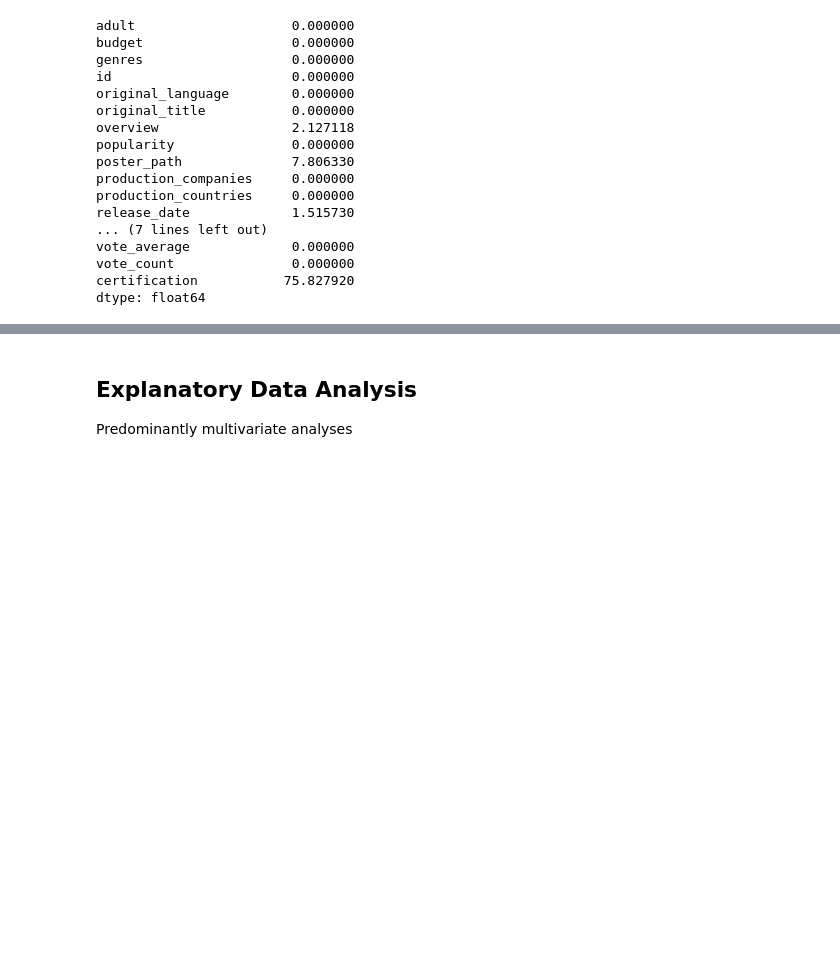
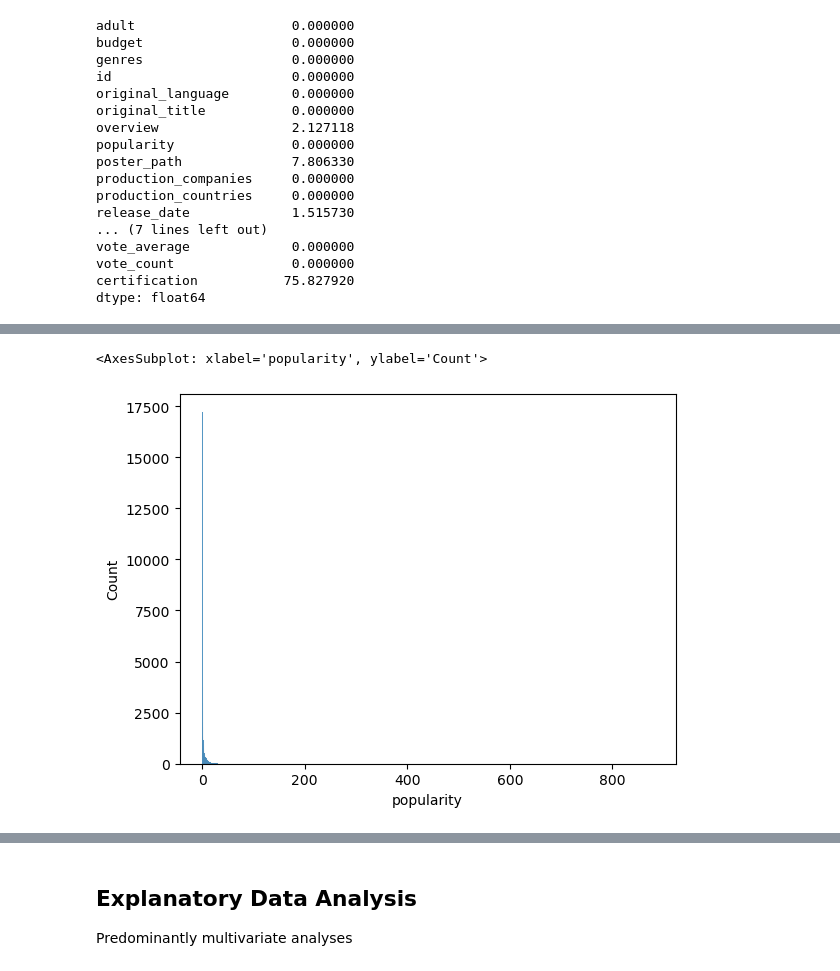
Before and after one commit to JosephPLim/IMDB-Movies, a Jupyter notebook: Visualizations.ipynb, the cells around one changed output, grey strips where cells are left out. Saved outputs shown, nothing was run; the diff lists cells and outputs as text; code cells hidden in the pictures; blank space fills up the shorter version.

```diff
--- a/Visualizations.ipynb
+++ b/Visualizations.ipynb
@@ -141,0 +210,5 @@ Predominantly univariate analyses
+# %%
+sns.histplot(data = df, x = "popularity")
+# %% [output]
+<AxesSubplot: xlabel='popularity', ylabel='Count'>
+[figure, added]
```
Also changed, not shown: parts of 25 cells of this notebook.
